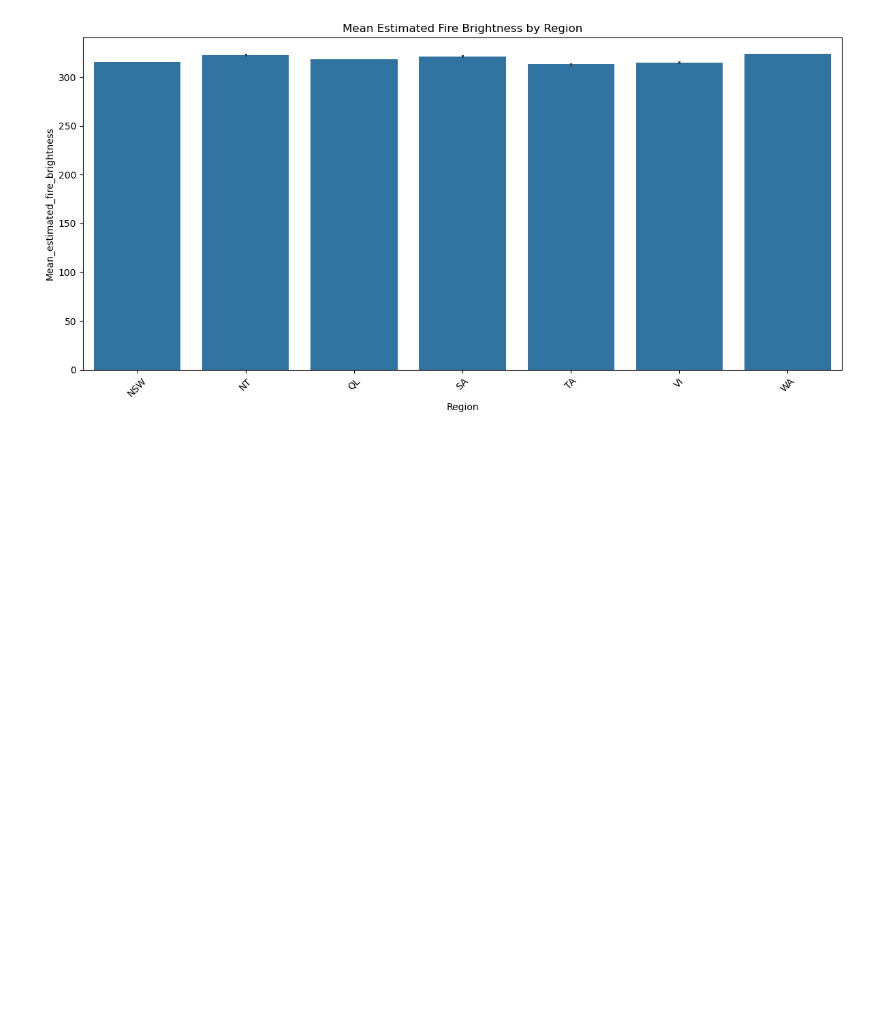
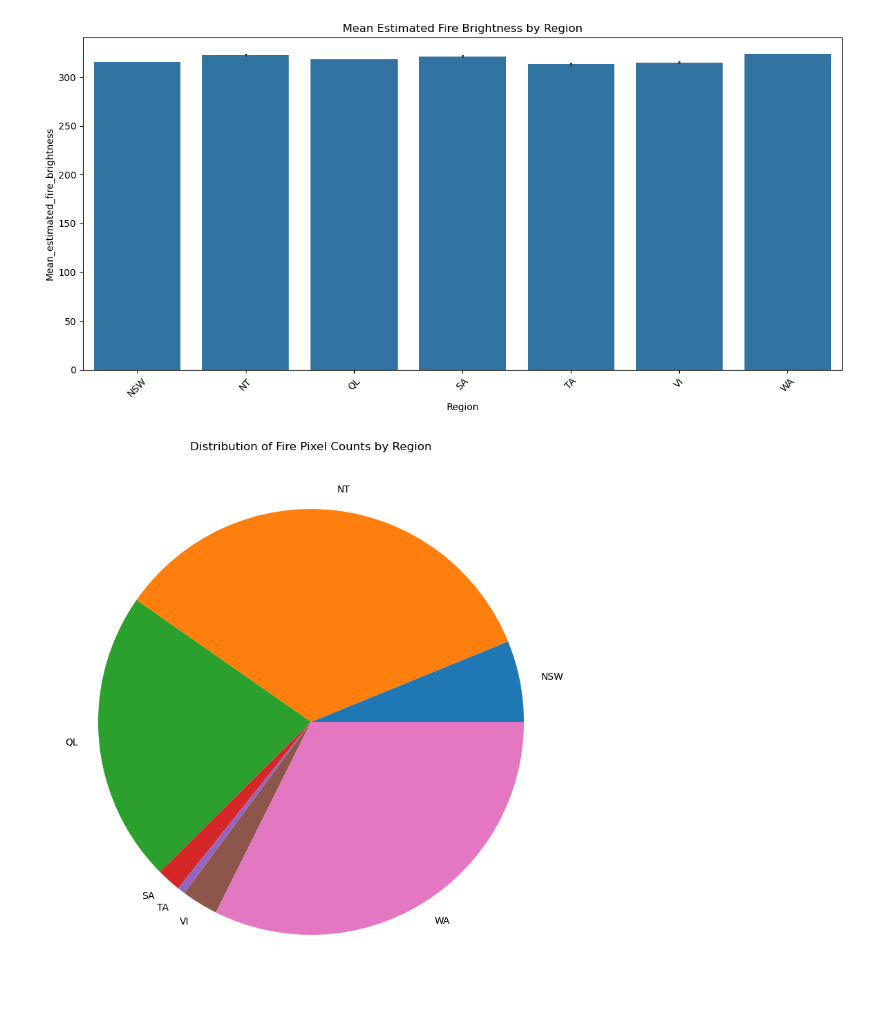
Before and after one commit to CodeGlynd/Data-Visualization, a Jupyter notebook: TASK3/main.ipynb, the cells around one changed output. Cells and saved outputs as stored; diff of their text form; code cells hidden in the pictures; blank space fills up the shorter version.

Commit message:
fire distribution pixel counts

```diff
--- a/TASK3/main.ipynb
+++ b/TASK3/main.ipynb
@@ -38,18 +38,27 @@ def fire_brightness(df):
     plt.xticks(rotation=45)
     plt.tight_layout()
     return plt
+# %%
+def fire_count_pie(df):
+    plt.figure(figsize=(10, 10))
+    region_counts = df.groupby('Region')['Count'].sum()
+    plt.pie(region_counts, labels=region_counts.index)
+    plt.title('Distribution of Fire Pixel Counts by Region')
+    return plt
 # %%
 def main():
 
     df = load_data('Historical_Wildfires.csv')
 
     plt_avg_fire(df)
     plt_avg_fire_month(df)
     fire_brightness(df)
+    fire_count_pie(df)
 
 if __name__ == "__main__":
     main()
 # %% [output]
 [figure]
 [figure]
 [figure]
+[figure, added]
```
